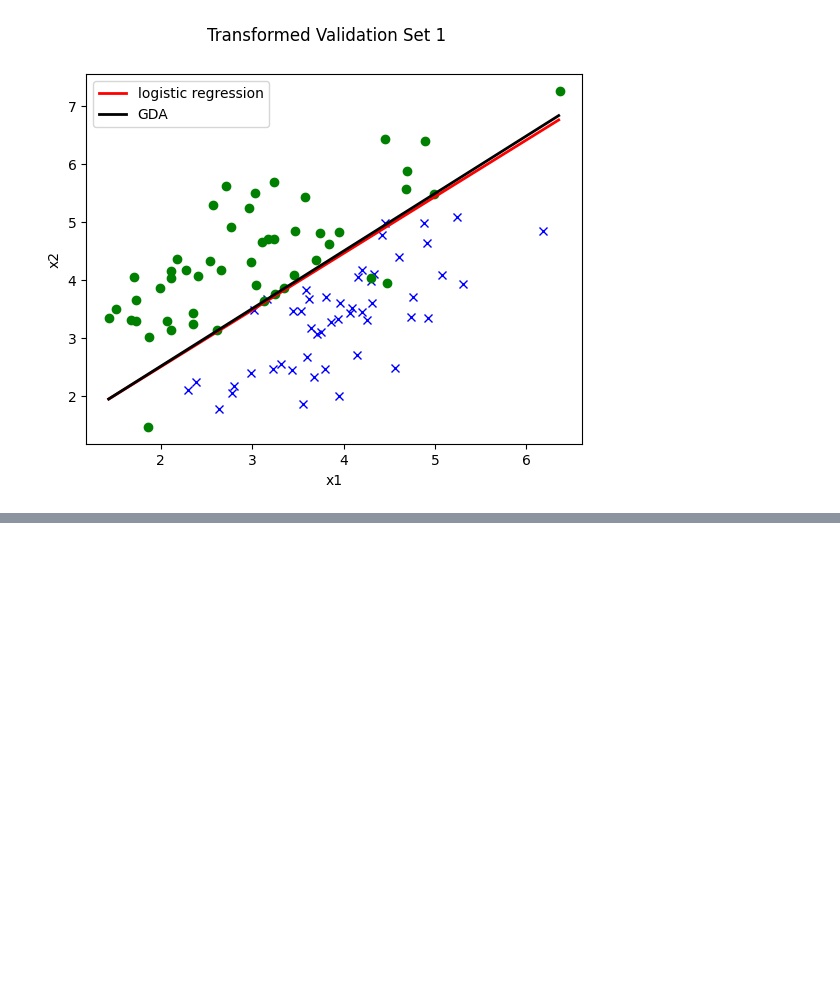
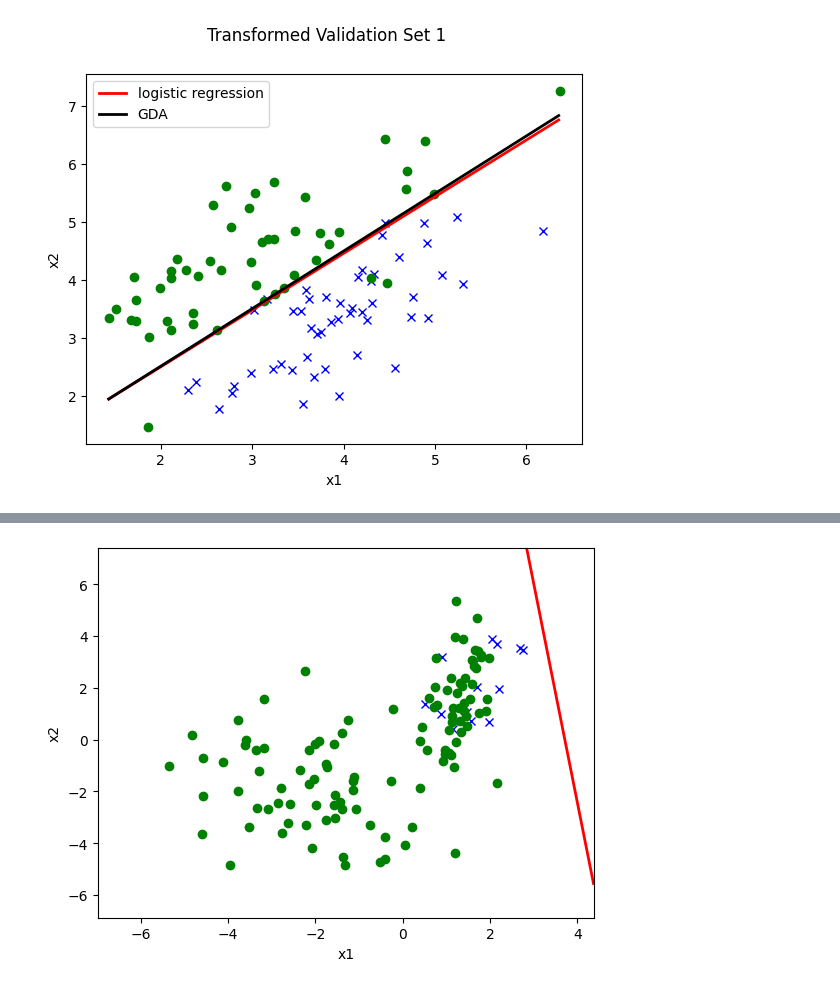
Before and after one commit to mateuszcedro/cs229-2018-autumn, a Jupyter notebook: problem_sets/PS1/mine_ps1/mine_ps1.ipynb, the cells around one changed output, grey strips where cells are left out. Saved outputs shown, nothing was run; the diff lists cells and outputs as text; code cells hidden in the pictures; blank space fills up the shorter version.

```diff
--- a/problem_sets/PS1/mine_ps1/mine_ps1.ipynb
+++ b/problem_sets/PS1/mine_ps1/mine_ps1.ipynb
@@ -300,0 +433,4 @@ plot(transformed_x_valid, y_valid, theta_1=log_reg.theta, legend_1='logistic reg
+# %%
+util.plot(x_test, y_test, log_reg.theta) # We expect it to perform poorly.
+# %% [output]
+[figure, added]
```
Also changed, not shown: parts of 12 cells of this notebook.
